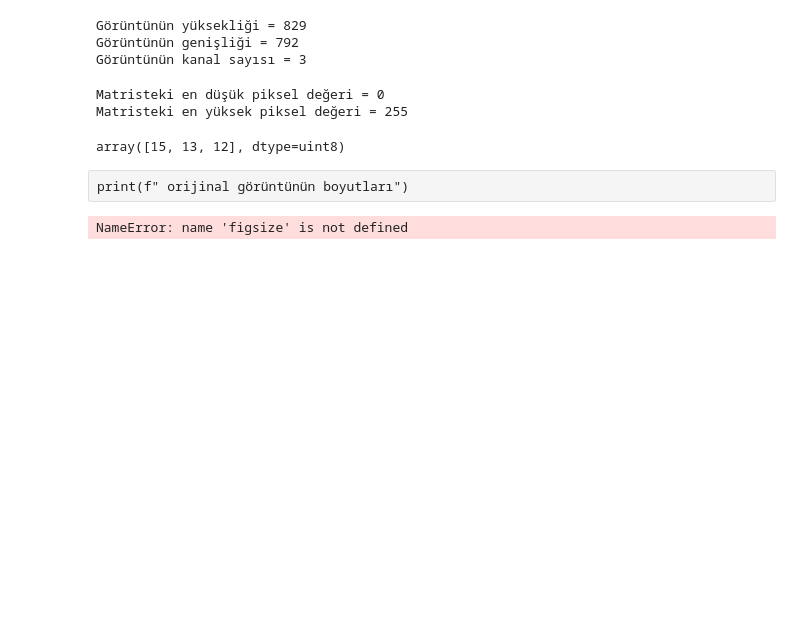
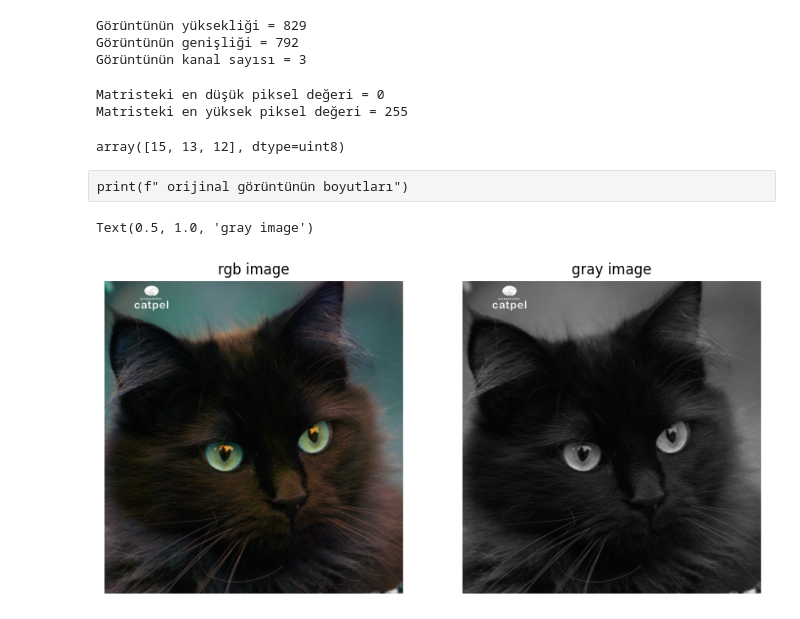
Before and after one commit to ufeyra0/image-processing-, a Jupyter notebook: image_processing1.ipynb, the cells around one changed output. Drawn from its saved outputs; the diff is of its cells as text; code cells hidden in the pictures; blank space fills up the shorter version.

```diff
--- a/image_processing1.ipynb
+++ b/image_processing1.ipynb
@@ -43,12 +43,24 @@ cv2.imshow("Kedi",my_img)
 cv2.waitKey(0)
 cv2.destroyAllWindows()
 # %%
-gri_img=cv2.cvtColor(my_img,cv2.COLOR_BGR2GRAY)
+my_img=cv2.cvtColor(my_img,cv2.COLOR_BGR2RGB)
+#gri_img=cv2.cvtColor(my_img,cv2.COLOR_BGR2GRAY)
 # %% [raw]
 print(f" orijinal görüntünün boyutları")
 # %%
-fig=plt.figure(figsize*(10,7))
+fig=plt.figure(figsize=(10,7))
 
 #plt.subplot satır s. , sütun s. , kaçıncı görüntü olduğu
+
+plt.subplot(1,2,1)
+plt.imshow(my_img)
+plt.axis("off")
+plt.title("rgb image")
+
+plt.subplot(1,2,2)
+plt.imshow(gri_img,cmap="gray")
+plt.axis("off")
+plt.title("gray image")
 # %% [output]
-NameError: name 'figsize' is not defined
+Text(0.5, 1.0, 'gray image')
+[figure, added]
```
